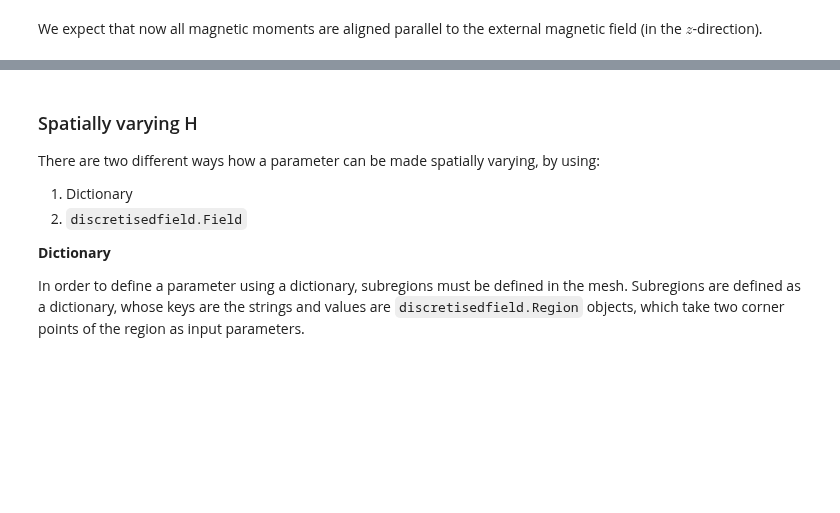
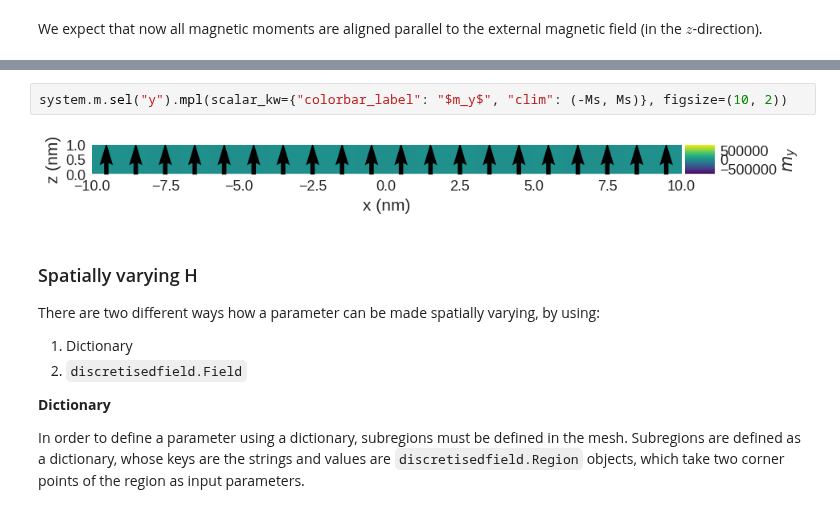
Before and after one commit to ubermag/tutorials, a Jupyter notebook: examples/spatially-varying-parameters1.ipynb, the cells around one changed output, grey strips where cells are left out. Saved outputs shown, nothing was run; the diff lists cells and outputs as text; blank space fills up the shorter version.

```diff
--- a/examples/spatially-varying-parameters1.ipynb
+++ b/examples/spatially-varying-parameters1.ipynb
@@ -56,3 +52,7 @@ system.m.k3d.vector(color_field=system.m.z)
+# %%
+system.m.sel("y").mpl(scalar_kw={"colorbar_label": "$m_y$", "clim": (-Ms, Ms)}, figsize=(10, 2))
+# %% [output]
+[figure, added]
 # %% [markdown]
 ### Spatially varying H
 
```
Also changed, not shown: parts of 21 cells of this notebook.
